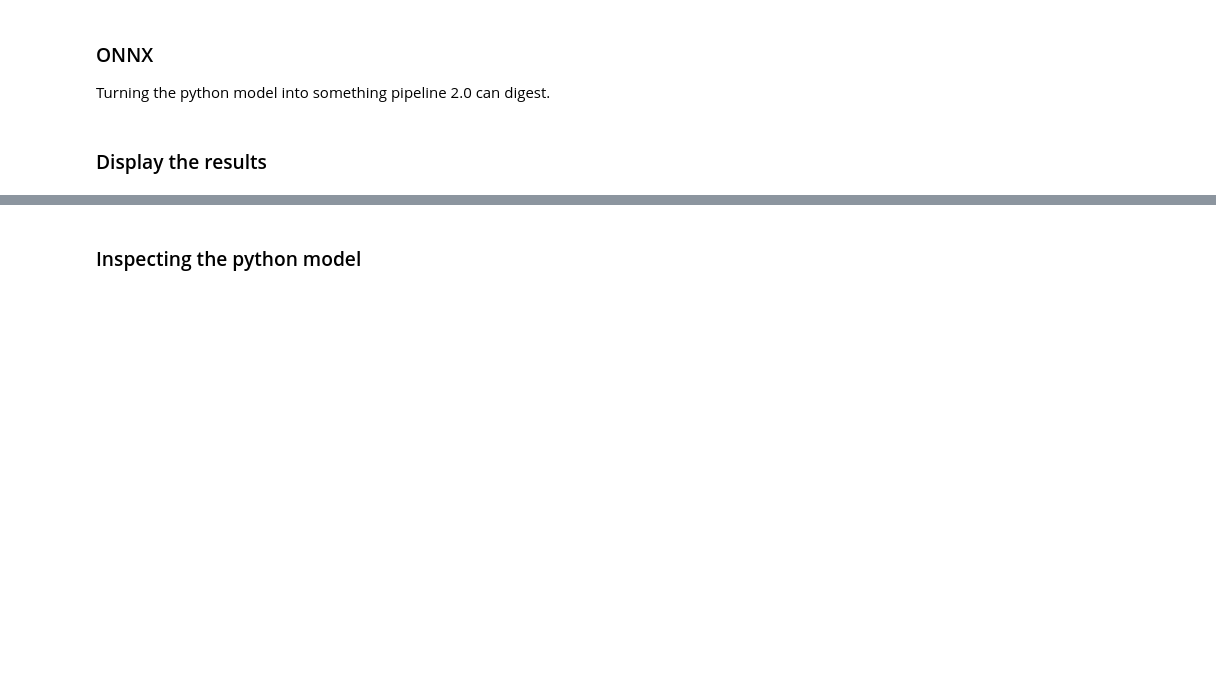
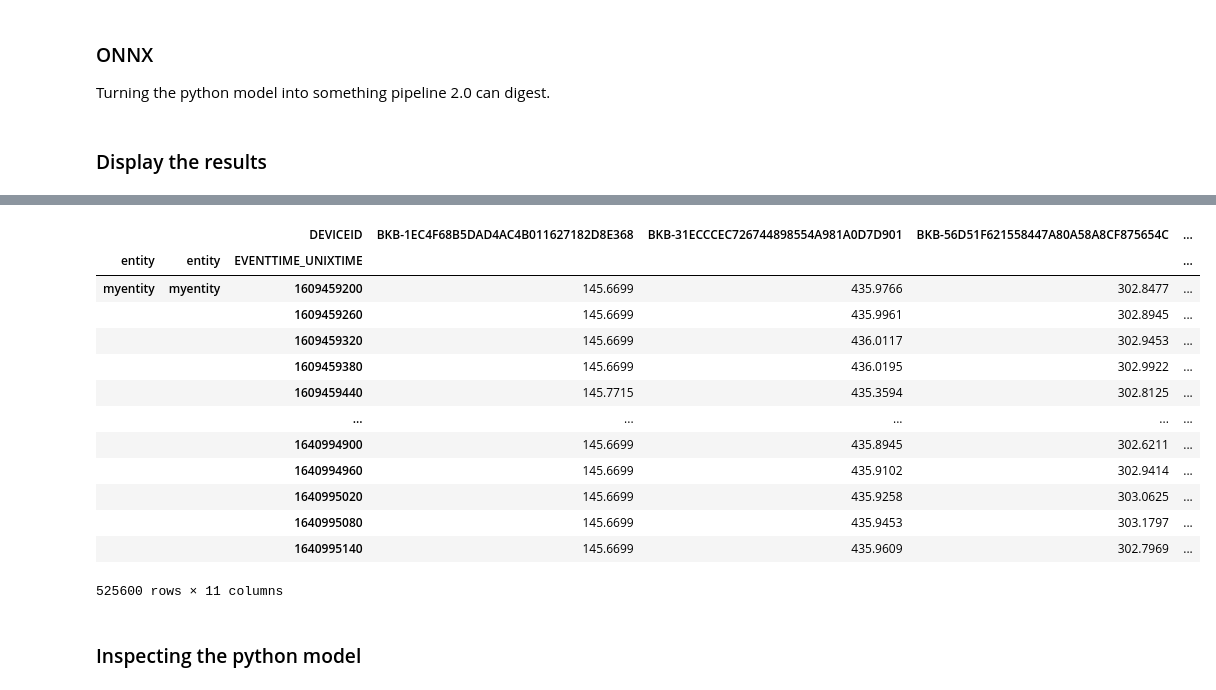
Before and after one commit to sedgewickmm18/notebooks-attic, a Jupyter notebook: Example Pipeline 2.0 Regression Model Training.ipynb, the cells around one changed output, grey strips where cells are left out. Saved outputs shown, nothing was run; the diff lists cells and outputs as text; code cells hidden in the pictures; blank space fills up the shorter version.

```diff
--- a/Example Pipeline 2.0 Regression Model Training.ipynb
+++ b/Example Pipeline 2.0 Regression Model Training.ipynb
@@ -383,0 +387,13 @@ RenderJsDot(dot)
+# %%
+options = rt.SessionOptions()
+options.enable_profiling=True
+session = rt.InferenceSession('pipeline_lightgbm.onnx', sess_options=options)
+X_test = df_i[features]
+
+ortvalue = rt.OrtValue.ortvalue_from_numpy(X_test.values)
+#outputs = session.run(None, ortvalue)
+input_name = session.get_inputs()[0].name
+label_name = session.get_outputs()[0].name
+
+outputs = session.run([session.get_outputs()[0].name], {input_name: X_test.to_numpy().astype(np.float32)})#[0]
+outputs
@@ -383,0 +534,23 @@ RenderJsDot(dot)
+# %%
+# set up mini Monitor pipeline
+# debugging
+EngineLogging.configure_console_logging(logging.DEBUG)
+
+jobsettings = { 'db': db,
+               '_db_schema': 'public', 'save_trace_to_file' : True}
+
+# pass features, targets and the name(s) for predicted targets
+
+# GBM Regressor implements a mini data
+# use a gradient booster with default hyperparameters:
+#    500 trees, 40 leaves, learning rate 0.2,
+testO = ONNXRegressor(features, targets, 'pred_', 'conf_')
+
+
+etO = testO._build_entity_type(columns = [Column('doesnotmatter',Float())], **jobsettings)
+testO._entity_type = etO
+testO.auto_train = True
+testO.delete_existing_models = True
+#dfs[0] = test.execute(df=dfs[0])
+
+EngineLogging.configure_console_logging(logging.INFO)
@@ -383,0 +572,2 @@ RenderJsDot(dot)
+# %%
+df_j = testO.execute(df=df_j)
@@ -384,3 +594,20 @@ RenderJsDot(dot)
+# %%
+df_j
+# %% [output]
+|  |  | DEVICEID | BKB-1EC4F68B5DAD4AC4B011627182D8E368 | BKB-31ECCCEC726744898554A981A0D7D901 | BKB-56D51F621558447A80A58A8CF875654C | ... |
+| entity | entity | EVENTTIME_UNIXTIME |  |  |  | ... |
+| myentity | myentity | 1609459200 | 145.6699 | 435.9766 | 302.8477 | ... |
+|  |  | 1609459260 | 145.6699 | 435.9961 | 302.8945 | ... |
+|  |  | 1609459320 | 145.6699 | 436.0117 | 302.9453 | ... |
+|  |  | 1609459380 | 145.6699 | 436.0195 | 302.9922 | ... |
+|  |  | 1609459440 | 145.7715 | 435.3594 | 302.8125 | ... |
+|  |  | ... | ... | ... | ... | ... |
+|  |  | 1640994900 | 145.6699 | 435.8945 | 302.6211 | ... |
+|  |  | 1640994960 | 145.6699 | 435.9102 | 302.9414 | ... |
+|  |  | 1640995020 | 145.6699 | 435.9258 | 303.0625 | ... |
+|  |  | 1640995080 | 145.6699 | 435.9453 | 303.1797 | ... |
+|  |  | 1640995140 | 145.6699 | 435.9609 | 302.7969 | ... |
+525600 rows × 11 columns
 # %% [markdown]
 ### Inspecting the python model
 # %%
```
Also changed, not shown: parts of 17 cells of this notebook.
